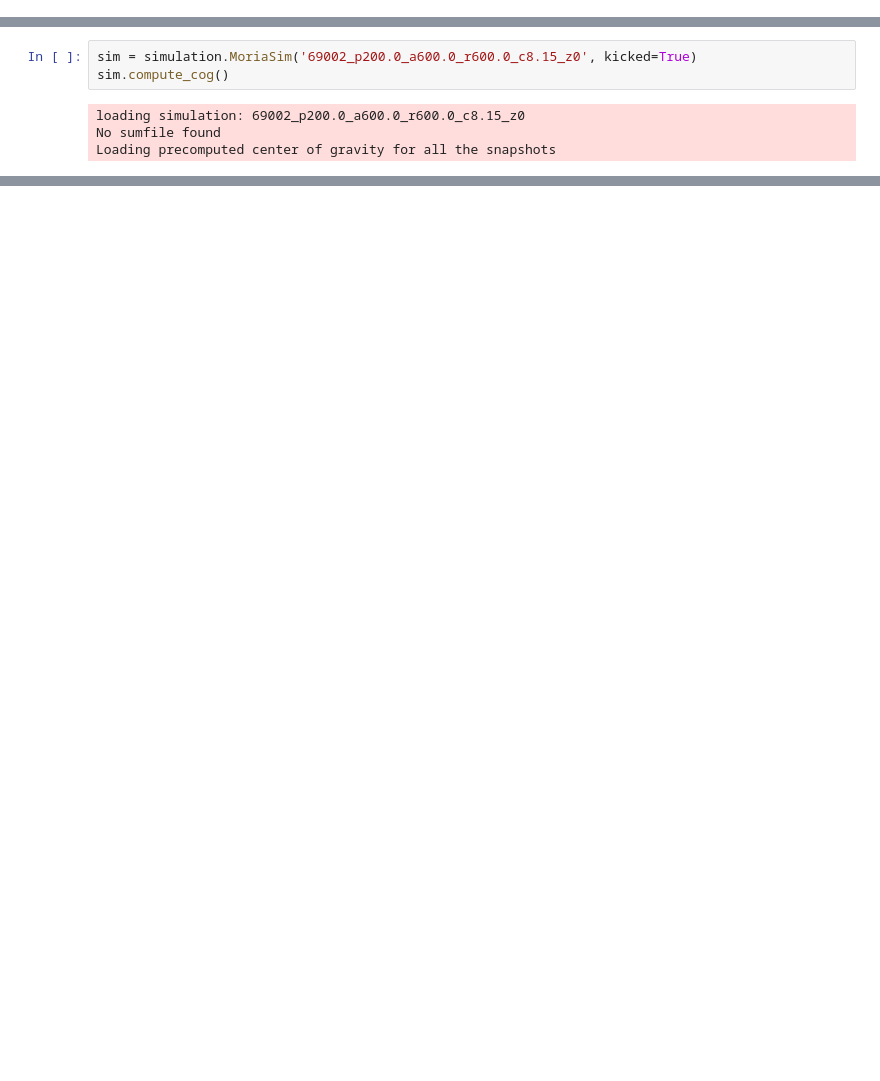
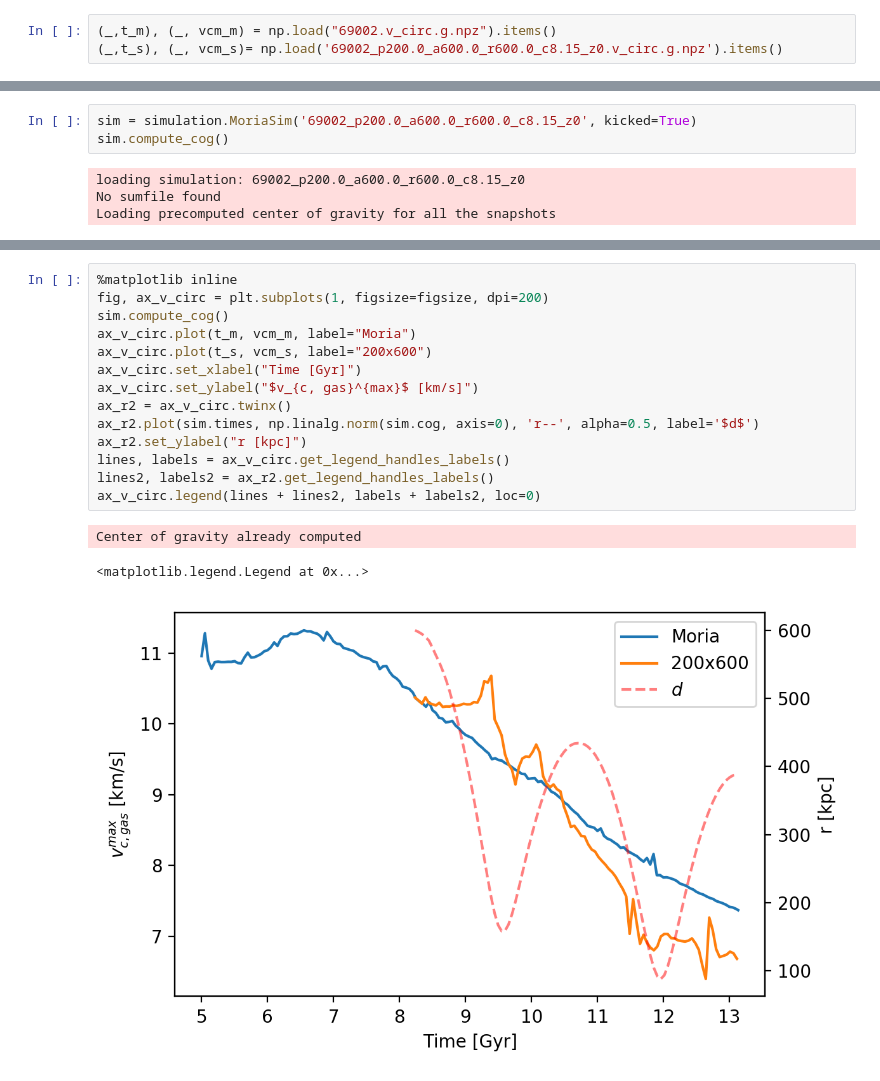
Before and after one commit to elehcim/simulation, a Jupyter notebook: notebooks/multi_plot.ipynb, the cells around one changed output, grey strips where cells are left out. Saved outputs shown, nothing was run; the diff lists cells and outputs as text; blank space fills up the shorter version.

```diff
--- a/notebooks/multi_plot.ipynb
+++ b/notebooks/multi_plot.ipynb
@@ -4,0 +23,3 @@ import numpy as np
+# %%
+(_,t_m), (_, vcm_m) = np.load("69002.v_circ.g.npz").items()
+(_,t_s), (_, vcm_s)= np.load('69002_p200.0_a600.0_r600.0_c8.15_z0.v_circ.g.npz').items()
@@ -28,0 +133,18 @@ fig.tight_layout()
+# %%
+%matplotlib inline
+fig, ax_v_circ = plt.subplots(1, figsize=figsize, dpi=200)
+sim.compute_cog()
+ax_v_circ.plot(t_m, vcm_m, label="Moria")
+ax_v_circ.plot(t_s, vcm_s, label="200x600")
+ax_v_circ.set_xlabel("Time [Gyr]")
+ax_v_circ.set_ylabel("$v_{c, gas}^{max}$ [km/s]")
+ax_r2 = ax_v_circ.twinx()
+ax_r2.plot(sim.times, np.linalg.norm(sim.cog, axis=0), 'r--', alpha=0.5, label='$d$')
+ax_r2.set_ylabel("r [kpc]")
+lines, labels = ax_v_circ.get_legend_handles_labels()
+lines2, labels2 = ax_r2.get_legend_handles_labels()
+ax_v_circ.legend(lines + lines2, labels + labels2, loc=0)
+# %% [output]
+Center of gravity already computed
+<matplotlib.legend.Legend at 0x...>
+[figure, added]
```
Also changed, not shown: parts of 17 cells of this notebook, 4 other files.
